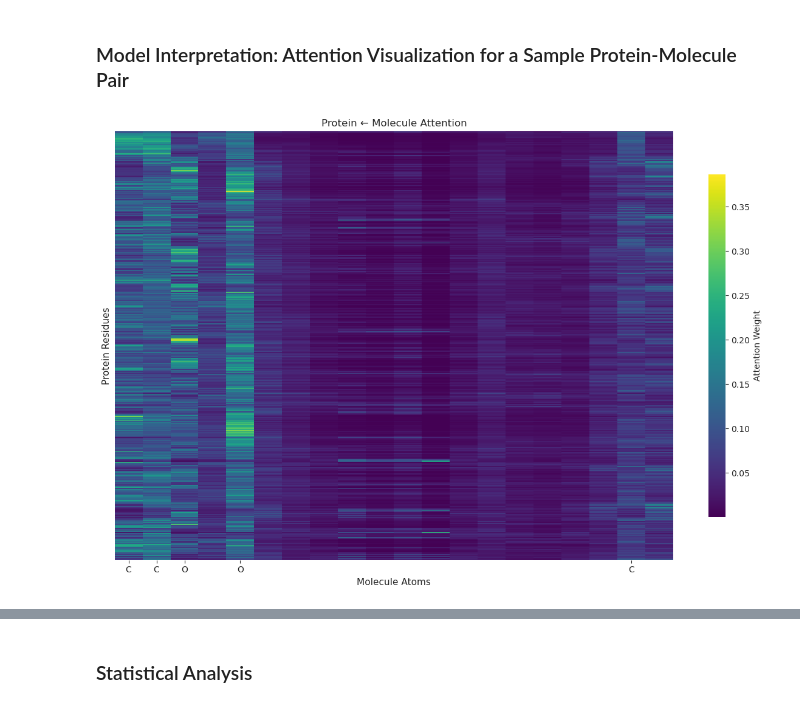
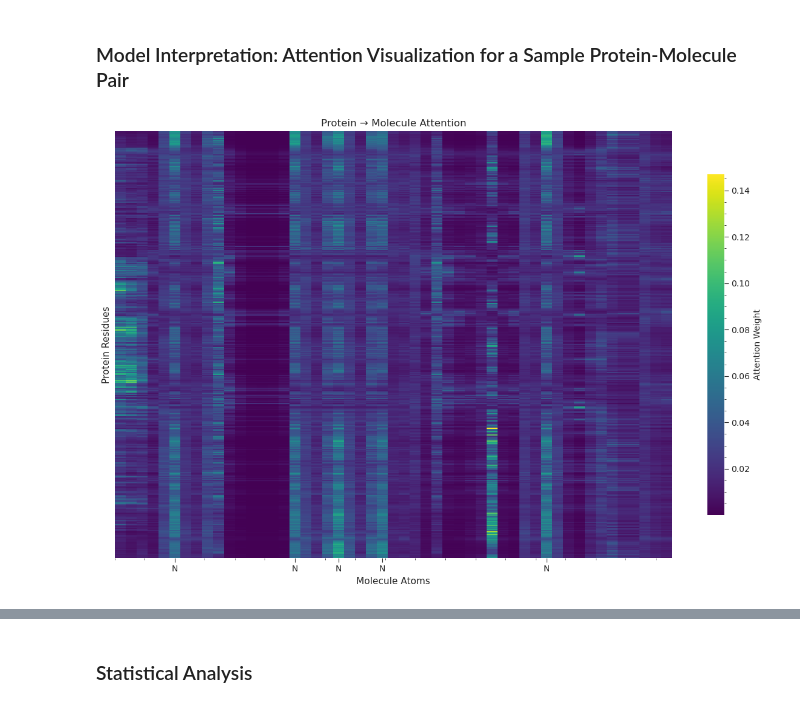
Before and after one commit to ZWR0/Interkcat, a Jupyter notebook: Codes/Model Explaination.ipynb, the cells around one changed output, grey strips where cells are left out. Saved outputs shown, nothing was run; the diff lists cells and outputs as text; code cells hidden in the pictures.

```diff
--- a/Codes/Model Explaination.ipynb
+++ b/Codes/Model Explaination.ipynb
@@ -230,7 +172,7 @@ plt.show()
 # %% [markdown]
 ### Model Interpretation: Attention Visualization for a Sample Protein-Molecule Pair
 # %%
-i = 100  # sample index
+i = 0  # sample index
 
 # === Protein Embedding Info ===
 prot_emb, prot_mask, prot_symbols = model.prot_emb([sequences[i]], return_symbols=True)
@@ -276,35 +218,35 @@ k = min(5, len(avg_attn_per_atom))
 top_k_indices = np.argsort(avg_attn_per_atom)[-k:]
 top_k_indices = np.sort(top_k_indices)
 top_k_labels = [mol_atoms[i] for i in top_k_indices]
 
 
 plt.figure(figsize=(12, 8))
 sns.set_style("ticks")
 
 ax = sns.heatmap(
     attn_real_detached,
     xticklabels=False,
     yticklabels=False,
     cmap="viridis",
     cbar_kws={
         'label': 'Attention Weight',
         'shrink': 0.8,
         'aspect': 20
     },
     linewidths=0,
     rasterized=True
 )
 ax.set_xticks([i + 0.5 for i in top_k_indices])
 ax.set_xticklabels(top_k_labels, rotation=0, fontsize=10)
 
 plt.xlabel("Molecule Atoms", fontsize=11)
 plt.ylabel("Protein Residues", fontsize=11)
-plt.title("Protein ← Molecule Attention", fontsize=12)
+plt.title("Protein → Molecule Attention", fontsize=12)
 plt.tight_layout()
 # plt.savefig("protein_to_molecule_attention_real.png", dpi=600, bbox_inches='tight', transparent=True)
 plt.show()
 # %% [output]
-[figure, old version]
+[figure, new version]
 # %%
 import seaborn as sns
 import matplotlib.pyplot as plt
```
Also changed, not shown: parts of 16 cells of this notebook.
